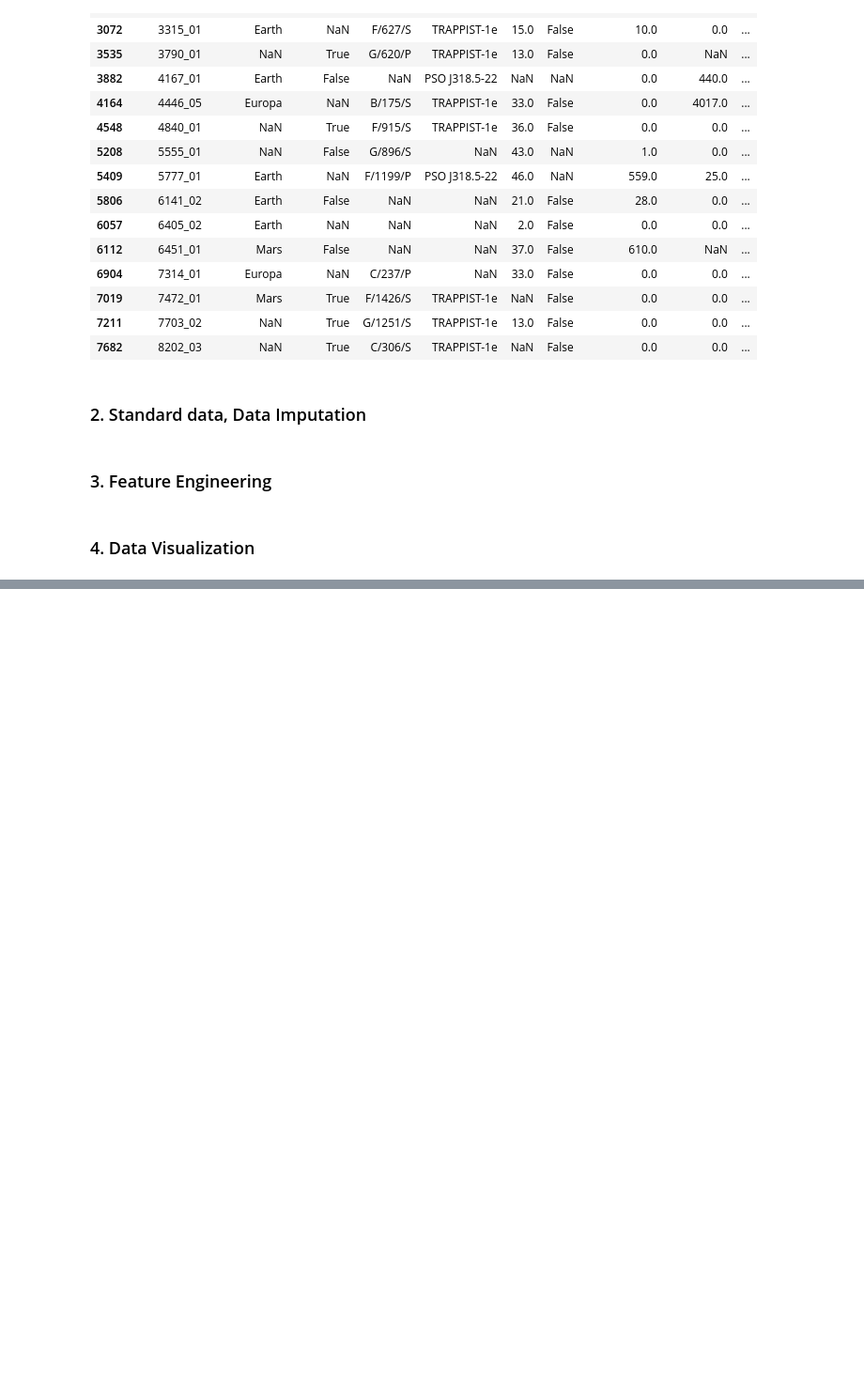
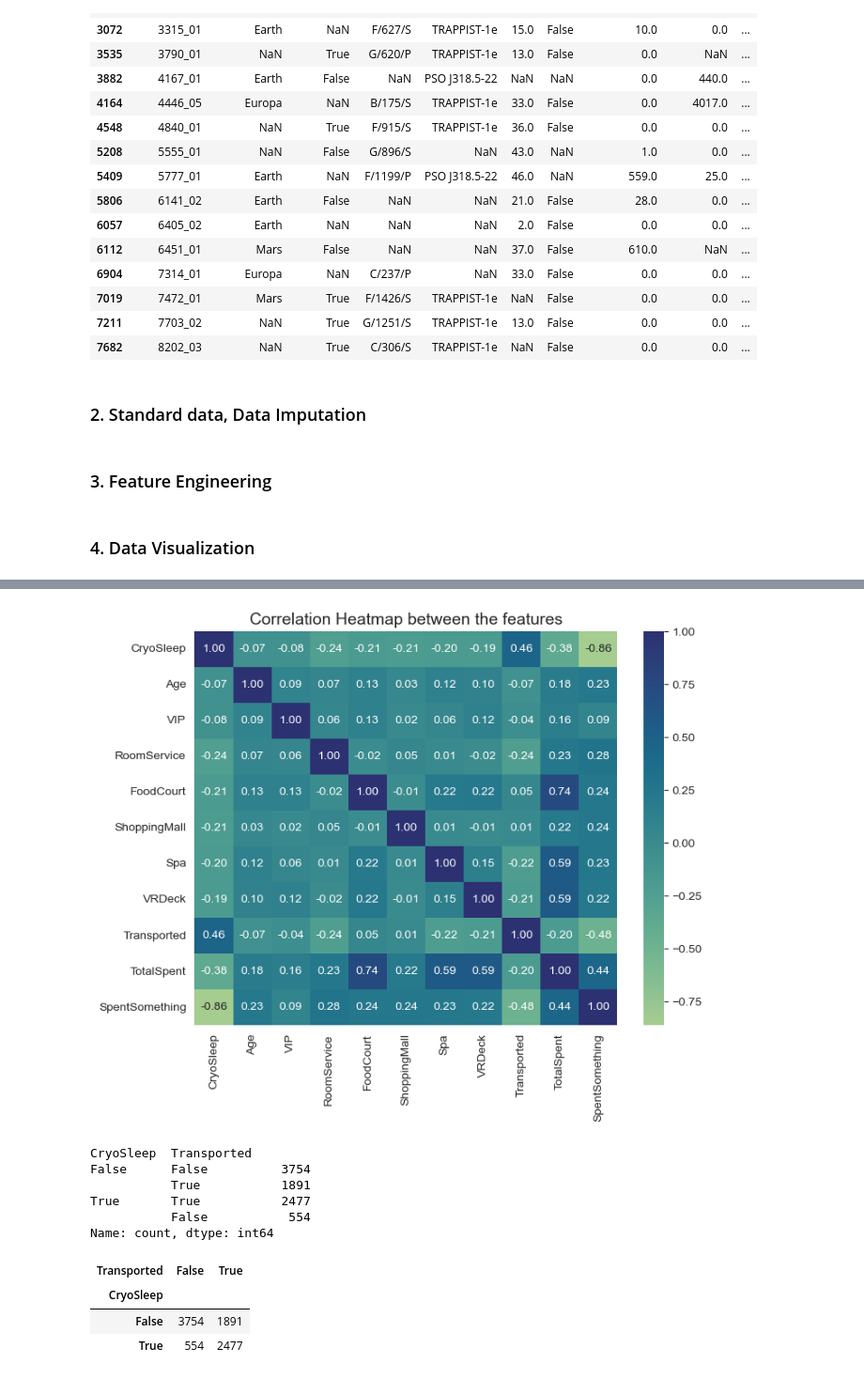
Before and after one commit to herolava259/machine-learning-gym, a Jupyter notebook: data-science/notebooks/spaceship-challenge/space-ship-titanic-deep-dive.ipynb, the cells around one changed output, grey strips where cells are left out. Shown at 94% size. Cells and saved outputs as stored; diff of their text form; code cells hidden in the pictures; blank space fills up the shorter version.

```diff
--- a/data-science/notebooks/spaceship-challenge/space-ship-titanic-deep-dive.ipynb
+++ b/data-science/notebooks/spaceship-challenge/space-ship-titanic-deep-dive.ipynb
@@ -210,0 +281,32 @@ df_test["SpentSomething"] = (df_test["TotalSpent"] > 0).astype(int)
+# %%
+plt.figure(figsize=(8,6))
+
+sns.heatmap(df_train.corr(numeric_only = True), annot = True, fmt = ".2f", cmap = "crest")
+
+plt.title("Correlation Heatmap between the features", fontsize=14)
+
+plt.show()
+# %% [output]
+[figure, added]
+# %%
+
+
+cryosleep_groups = df_train.groupby("CryoSleep")["Transported"].value_counts()
+
+cryosleep_groups
+# %% [output]
+CryoSleep  Transported
+False      False          3754
+           True           1891
+True       True           2477
+           False           554
+Name: count, dtype: int64
+# %%
+cryosleep_groups = cryosleep_groups.unstack()
+
+cryosleep_groups
+# %% [output]
+| Transported | False | True |
+| CryoSleep |  |  |
+| False | 3754 | 1891 |
+| True | 554 | 2477 |
```
Also changed, not shown: parts of 15 cells of this notebook.
